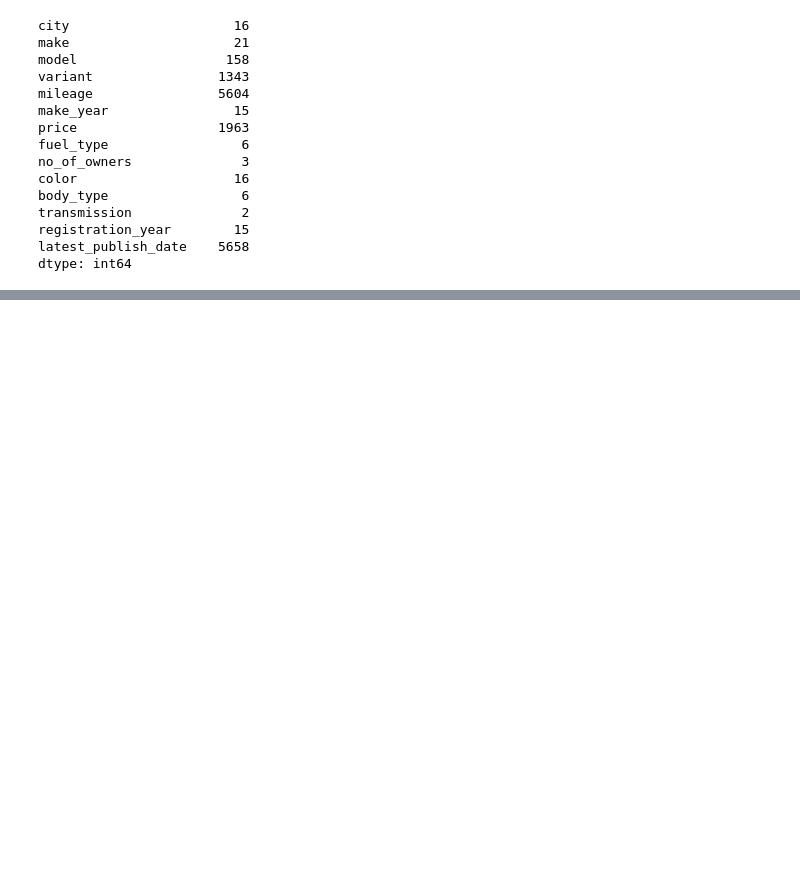
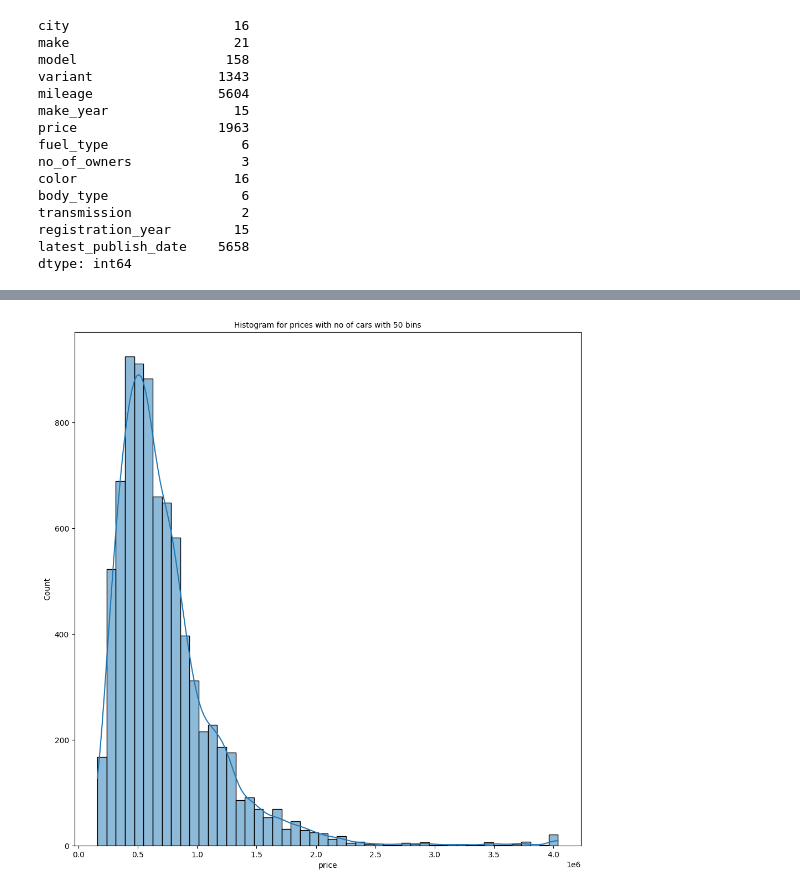
Before and after one commit to paras0583/car_resail_analysis_by_paras0583, a Jupyter notebook: car_data/EDA.ipynb, the cells around one changed output, grey strips where cells are left out. Cells and saved outputs as stored; diff of their text form; code cells hidden in the pictures; blank space fills up the shorter version.

```diff
--- a/car_data/EDA.ipynb
+++ b/car_data/EDA.ipynb
@@ -107,0 +168,10 @@ df.describe()
+# %%
+plt.figure(figsize=(10,10))
+sns.histplot(data=df['price'],bins=50,kde='True')
+plt.tight_layout()
+plt.title("Histogram for prices with no of cars with 50 bins", fontsize=10)
+plt.xlabel="price"
+plt.ylabel="No of cars"
+plt.show()
+# %% [output]
+[figure, added]
```
Also changed, not shown: parts of 24 cells of this notebook.
